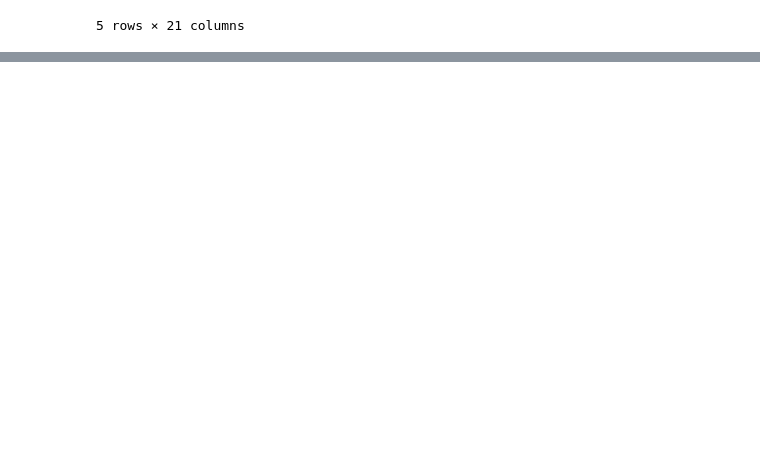
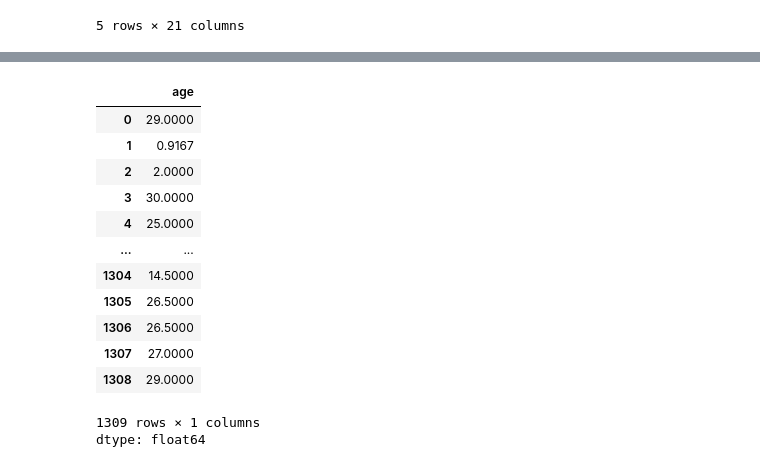
Before and after one commit to profesor-ferminbs/Google-Colab, a Jupyter notebook: DataScience_0.ipynb, the cells around one changed output, grey strips where cells are left out. Saved outputs shown, nothing was run; the diff lists cells and outputs as text; code cells hidden in the pictures; blank space fills up the shorter version.

```diff
--- a/DataScience_0.ipynb
+++ b/DataScience_0.ipynb
@@ -100,0 +209,17 @@ df2.head()
+# %%
+dataD["age"].fillna(method="backfill")
+# %% [output]
+|  | age |
+| 0 | 29.0000 |
+| 1 | 0.9167 |
+| 2 | 2.0000 |
+| 3 | 30.0000 |
+| 4 | 25.0000 |
+| ... | ... |
+| 1304 | 14.5000 |
+| 1305 | 26.5000 |
+| 1306 | 26.5000 |
+| 1307 | 27.0000 |
+| 1308 | 29.0000 |
+1309 rows × 1 columns
+dtype: float64
```
Also changed, not shown: parts of 14 cells of this notebook.
